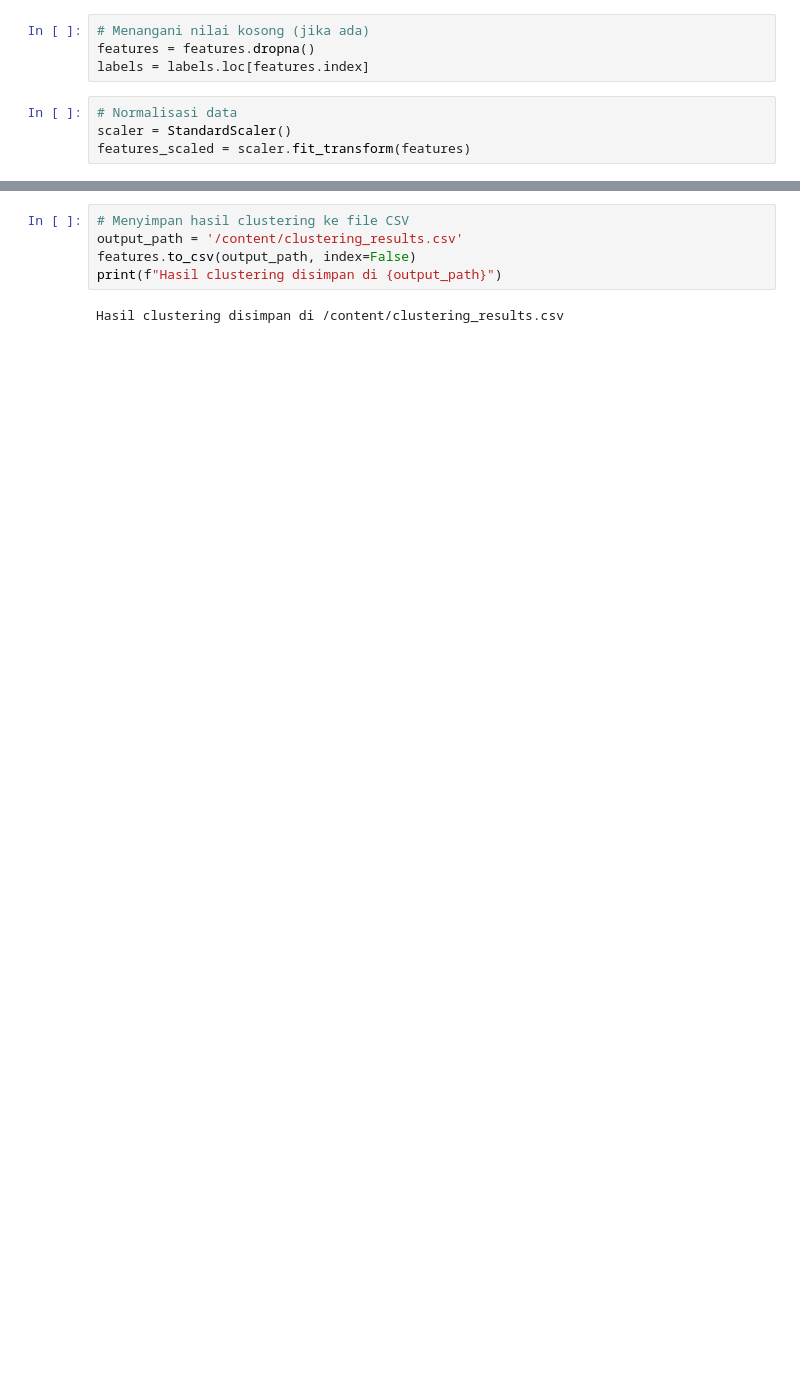
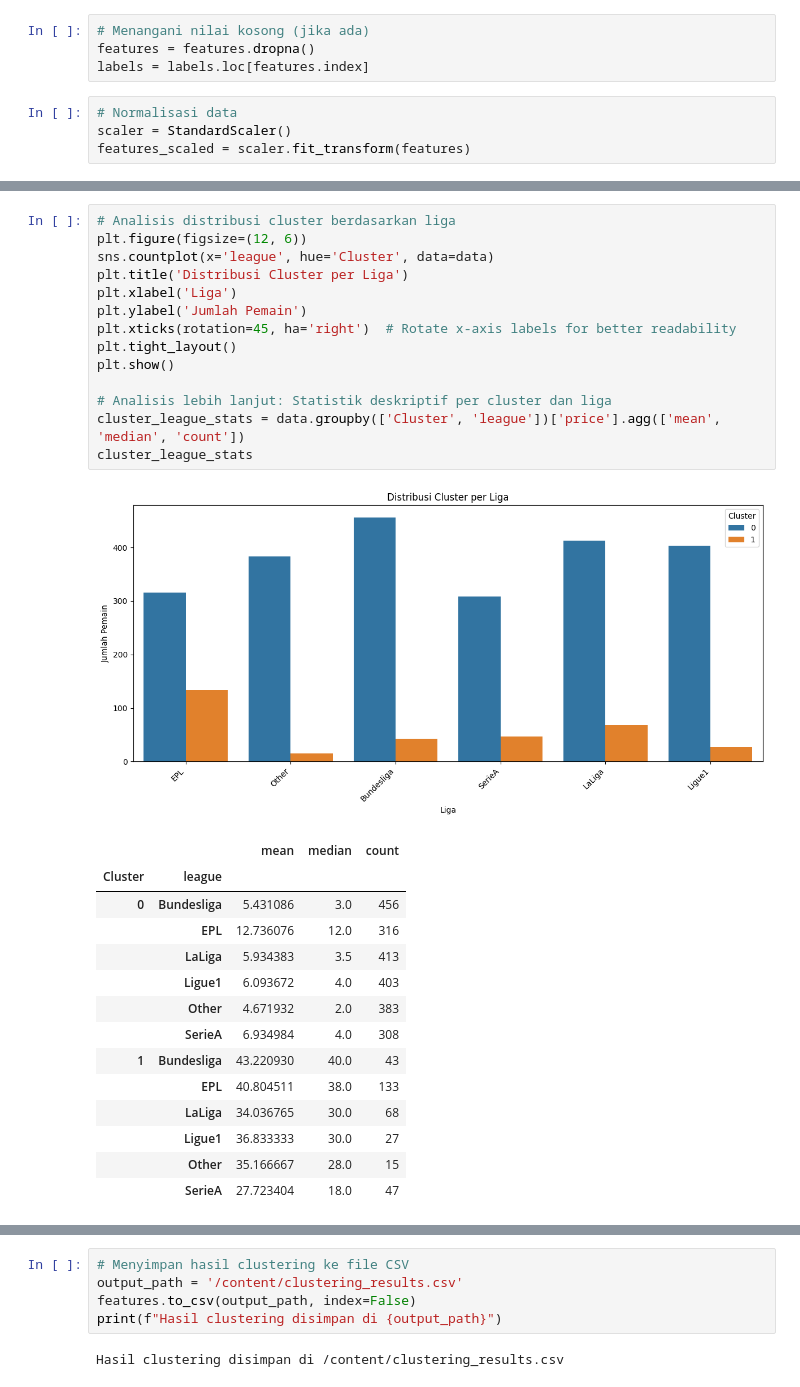
Before and after one commit to AgungHayustam/football-player-clustering, a Jupyter notebook: UAS_4923.ipynb, the cells around one changed output, grey strips where cells are left out. Cells and saved outputs as stored; diff of their text form; blank space fills up the shorter version.

```diff
--- a/UAS_4923.ipynb
+++ b/UAS_4923.ipynb
@@ -177,0 +205,30 @@ Cluster
+# %%
+# Analisis distribusi cluster berdasarkan liga
+plt.figure(figsize=(12, 6))
+sns.countplot(x='league', hue='Cluster', data=data)
+plt.title('Distribusi Cluster per Liga')
+plt.xlabel('Liga')
+plt.ylabel('Jumlah Pemain')
+plt.xticks(rotation=45, ha='right')  # Rotate x-axis labels for better readability
+plt.tight_layout()
+plt.show()
+
+# Analisis lebih lanjut: Statistik deskriptif per cluster dan liga
+cluster_league_stats = data.groupby(['Cluster', 'league'])['price'].agg(['mean', 'median', 'count'])
+cluster_league_stats
+# %% [output]
+[figure, added]
+|  |  | mean | median | count |
+| Cluster | league |  |  |  |
+| 0 | Bundesliga | 5.431086 | 3.0 | 456 |
+|  | EPL | 12.736076 | 12.0 | 316 |
+|  | LaLiga | 5.934383 | 3.5 | 413 |
+|  | Ligue1 | 6.093672 | 4.0 | 403 |
+|  | Other | 4.671932 | 2.0 | 383 |
+|  | SerieA | 6.934984 | 4.0 | 308 |
+| 1 | Bundesliga | 43.220930 | 40.0 | 43 |
+|  | EPL | 40.804511 | 38.0 | 133 |
+|  | LaLiga | 34.036765 | 30.0 | 68 |
+|  | Ligue1 | 36.833333 | 30.0 | 27 |
+|  | Other | 35.166667 | 28.0 | 15 |
+|  | SerieA | 27.723404 | 18.0 | 47 |
```
Also changed, not shown: parts of 19 cells of this notebook.
